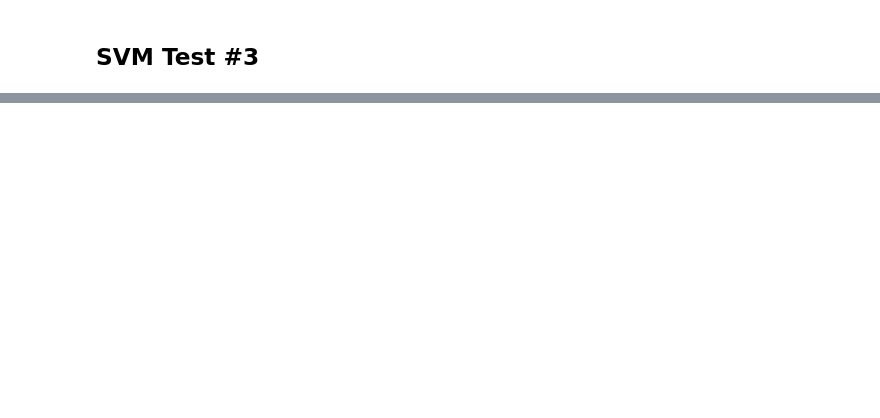
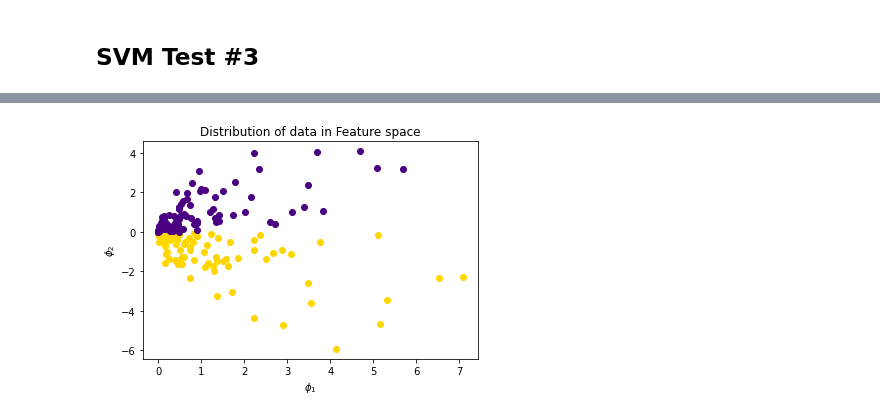
Before and after one commit to dalek7/SKKU_ML_21S, a Jupyter notebook: W05_SVM_kernel3.ipynb, the cells around one changed output, grey strips where cells are left out. Saved outputs shown, nothing was run; the diff lists cells and outputs as text; code cells hidden in the pictures; blank space fills up the shorter version.

```diff
--- a/W05_SVM_kernel3.ipynb
+++ b/W05_SVM_kernel3.ipynb
@@ -96,0 +102,10 @@ plt.show()
+# %%
+X2 = FunctionTransformer(basis).fit_transform(X)
+plt.scatter(X2[Y == 1, 0], X2[Y == 1, 1], c='gold')
+plt.scatter(X2[Y == 0, 0], X2[Y == 0, 1], c='indigo')
+plt.title("Distribution of data in Feature space")
+plt.xlabel(r"$\phi_1$")
+plt.ylabel(r"$\phi_2$")
+plt.show()
+# %% [output]
+[figure, added]
```
Also changed, not shown: parts of 10 cells of this notebook.
